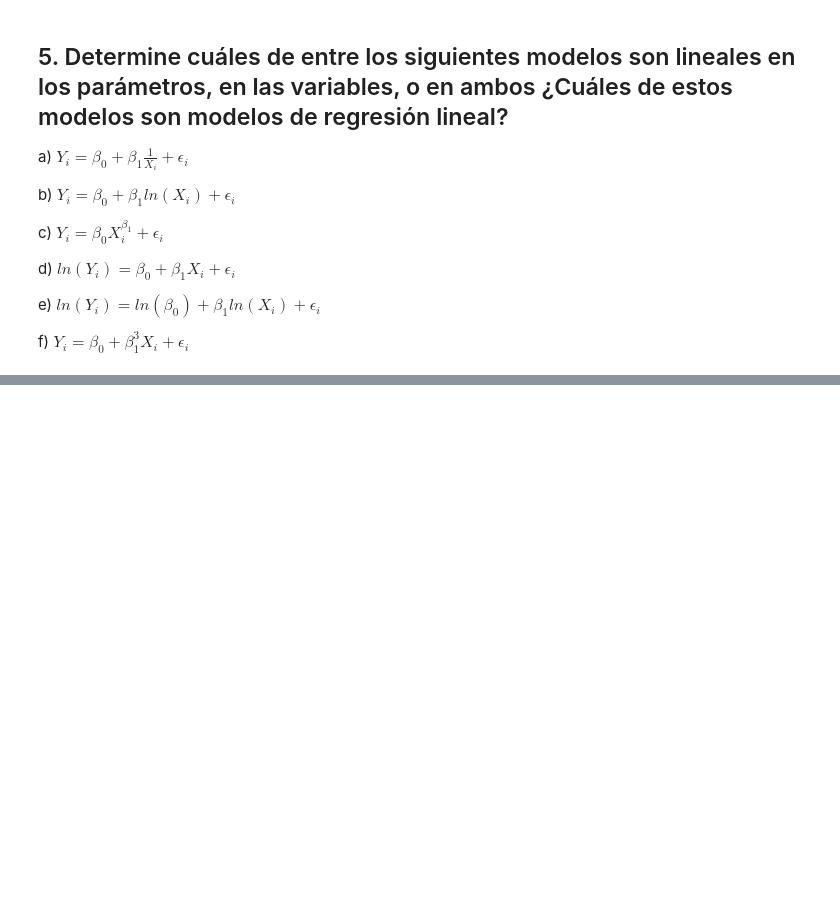
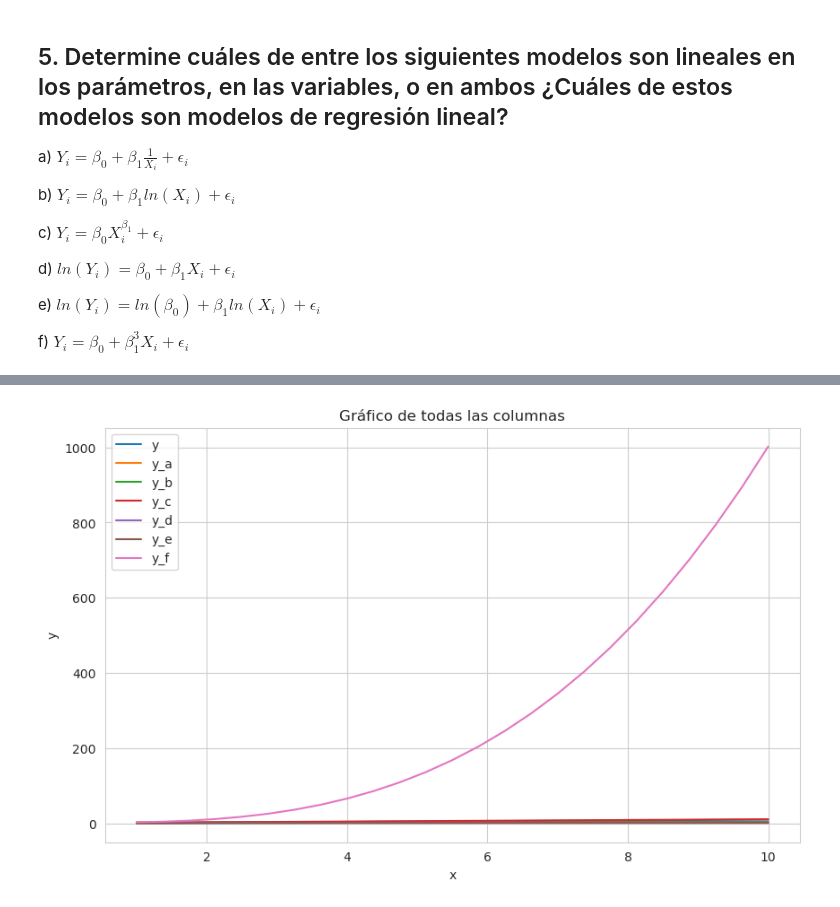
Before and after one commit to Anonymate054/MCD-Econometrics, a Jupyter notebook: notebooks/examples/0.0-leng-HW01.ipynb, the cells around one changed output, grey strips where cells are left out. Saved outputs shown, nothing was run; the diff lists cells and outputs as text; code cells hidden in the pictures; blank space fills up the shorter version.

```diff
--- a/notebooks/examples/0.0-leng-HW01.ipynb
+++ b/notebooks/examples/0.0-leng-HW01.ipynb
@@ -674,9 +674,3 @@ d) $ln(Y_i) = \beta_0 + \beta_1 X_i + \epsilon_i$
 e) $ln(Y_i) = ln(\beta_0) + \beta_1 ln(X_i) + \epsilon_i$
 
 f) $Y_i = \beta_0 + \beta_1^3 X_i + \epsilon_i$
-# %%
-def func_a(b0 : float, b1: float, e: float, x: float):
-    return b0 + b1 * (1/x) + e
-
-def func_b(b0 : float, b1: float, e: float, x: float):
-    return
@@ -684,0 +721,16 @@ def func_b(b0 : float, b1: float, e: float, x: float):
+# %%
+df5['y'] = df5['x']
+
+# Evalute
+b1 = 1.0
+b0 = 1.0
+e = 1.0
+
+df5['y_a'] = df5.apply(lambda row: func_a(x=row['x'], b1=b1, b0=b0, e=e), axis=1)
+df5['y_b'] = df5.apply(lambda row: func_b(x=row['x'], b1=b1, b0=b0, e=e), axis=1)
+df5['y_c'] = df5.apply(lambda row: func_c(x=row['x'], b1=b1, b0=b0, e=e), axis=1)
+df5['y_d'] = df5.apply(lambda row: np.log(func_d(x=row['x'], b1=b1, b0=b0, e=e)), axis=1)
+df5['y_e'] = df5.apply(lambda row: np.log(func_e(x=row['x'], b1=b1, b0=b0, e=e)), axis=1)
+df5['y_f'] = df5.apply(lambda row: func_f(x=row['x'], b1=b1, b0=b0, e=e), axis=1)
+
+df5.head(5)
@@ -684,0 +744,16 @@ def func_b(b0 : float, b1: float, e: float, x: float):
+# %%
+# Graficar todas las líneas
+plt.figure(figsize=(10, 6))
+for column in df5.columns[1:]:  # Omite la primera columna 'x'
+    plt.plot(df5['x'], df5[column], label=column)
+
+# Agregar etiquetas y leyenda
+plt.xlabel('x')
+plt.ylabel('y')
+plt.title('Gráfico de todas las columnas')
+plt.legend()
+
+# Mostrar el gráfico
+plt.show()
+# %% [output]
+[figure, added]
```
Also changed, not shown: parts of 6 cells of this notebook.
